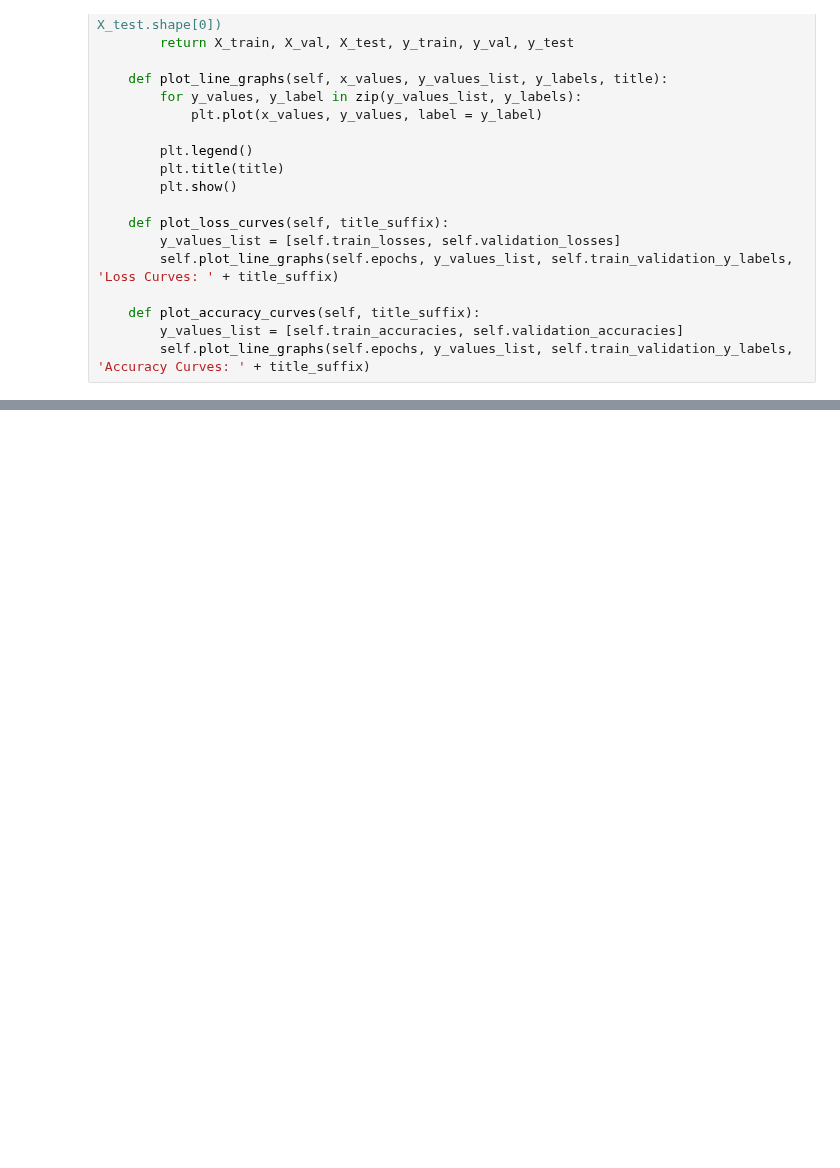
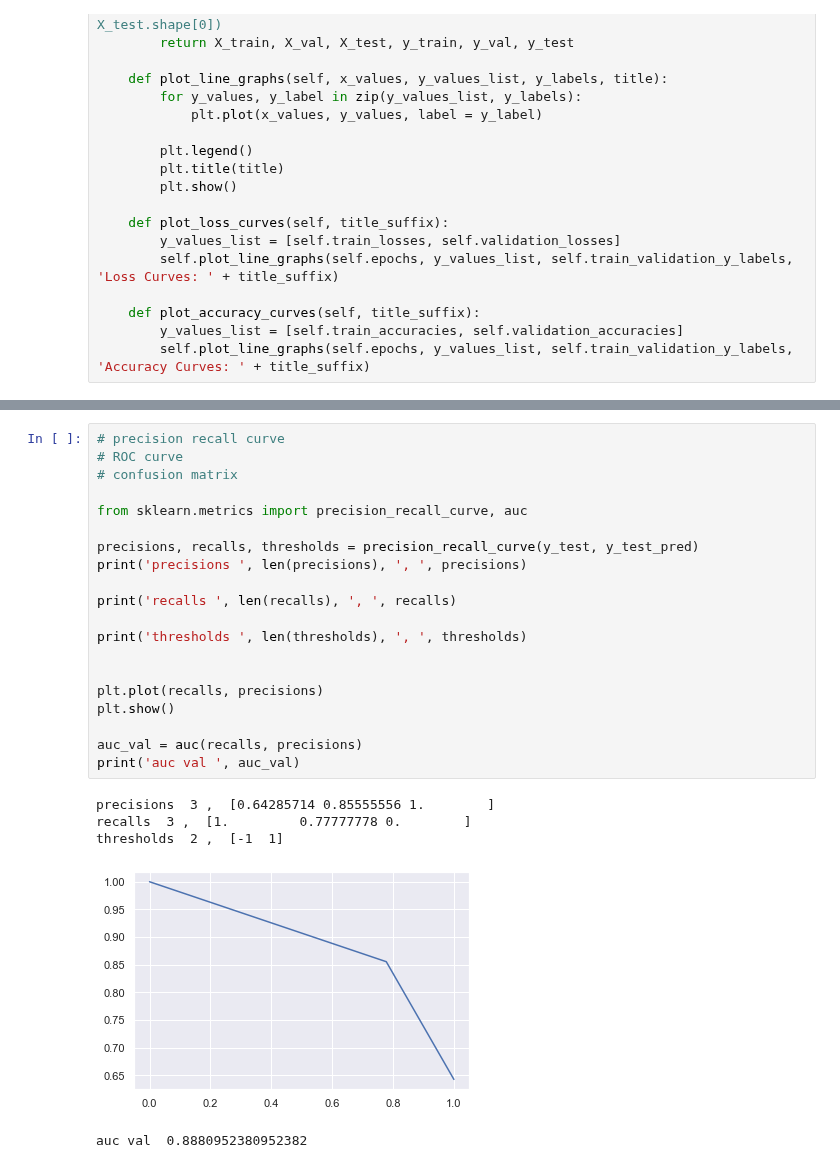
Before and after one commit to poo5zan/deep_learning_fundamentals, a Jupyter notebook: assignment_1/assignment_1.ipynb, the cells around one changed output, grey strips where cells are left out. Saved outputs shown, nothing was run; the diff lists cells and outputs as text; blank space fills up the shorter version.

```diff
--- a/assignment_1/assignment_1.ipynb
+++ b/assignment_1/assignment_1.ipynb
@@ -399,0 +486,26 @@ redf
+# %%
+# precision recall curve
+# ROC curve
+# confusion matrix
+
+from sklearn.metrics import precision_recall_curve, auc
+
+precisions, recalls, thresholds = precision_recall_curve(y_test, y_test_pred)
+print('precisions ', len(precisions), ', ', precisions)
+
+print('recalls ', len(recalls), ', ', recalls)
+
+print('thresholds ', len(thresholds), ', ', thresholds)
+
+
+plt.plot(recalls, precisions)
+plt.show()
+
+auc_val = auc(recalls, precisions)
+print('auc val ', auc_val)
+# %% [output]
+precisions  3 ,  [0.64285714 0.85555556 1.        ]
+recalls  3 ,  [1.         0.77777778 0.        ]
+thresholds  2 ,  [-1  1]
+[figure, added]
+auc val  0.8880952380952382
```
Also changed, not shown: parts of 10 cells of this notebook.
